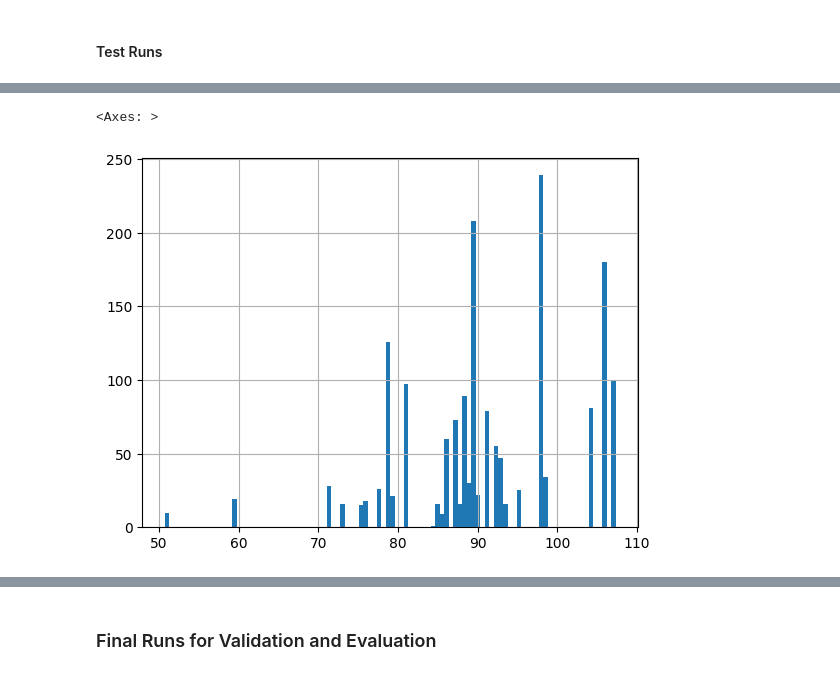
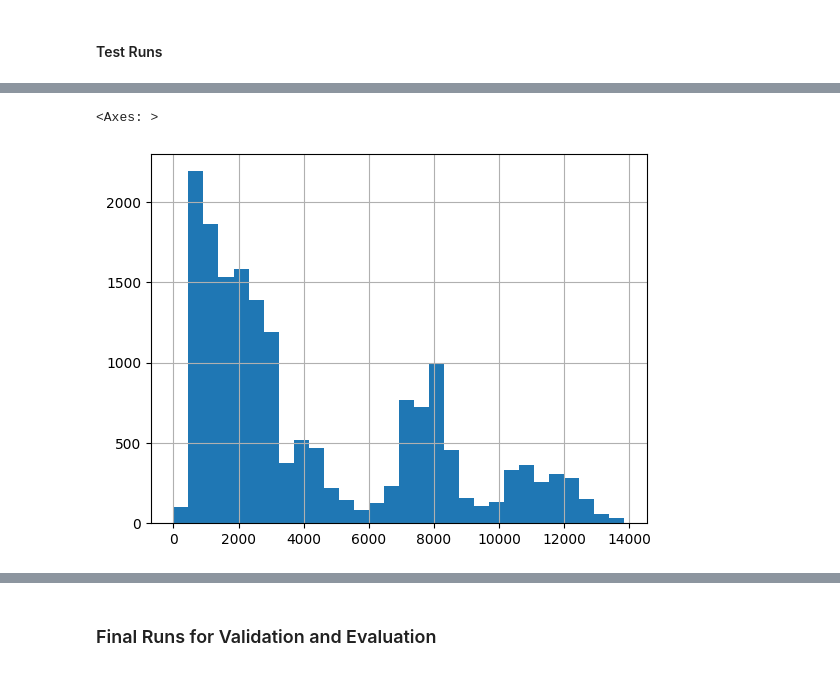
Before and after one commit to CodingNoob234/m5-forecasting-uncertainty, a Jupyter notebook: code/un_feature_engineering_quantiles.ipynb, the cells around one changed output, grey strips where cells are left out. Drawn from its saved outputs; the diff is of its cells as text; code cells hidden in the pictures.

```diff
--- a/code/un_feature_engineering_quantiles.ipynb
+++ b/code/un_feature_engineering_quantiles.ipynb
@@ -57,6 +70,10 @@ sell_prices: pd.DataFrame = _down_cast(pd.read_csv(DATA_BASE_PATH + SELL_PRICES)
 # %%
-# ~25 seconds
-df, submission_idx = data_preprocessing(sales_evaluation.iloc[:int(20)], calendar, sell_prices)
+df, submission_idx = data_preprocessing(
+    drop_days_after(sales_evaluation.iloc[:int(1000000)],
+        day_threshold = 1800),
+    calendar,
+    sell_prices
+)
 df = df[(df.wm_yr_wk > df.release)]
 df['id'] = df['id'].astype(str)
 # %%
@@ -66,6 +91,12 @@ df.groupby('id')['sold'].ngroups#.rolling(3).mean()
 # %%
 @log_status
-def compute_features(df: pd.DataFrame, group_columns):
+def compute_features(df: pd.DataFrame, group_columns, q: int = None):
+    """
+    Type of features computed:
+     - autocorrelation_ - moving averages mean/std | ewm mean
+     - autoquantiles_   - rolling sales quantiles
+     - momentum_        - changes in price
+    """
     feature_columns = []
     # feature_columns += ['sell_price']
     for c in ['id', 'state_id', 'item_id', 'dept_id', 'cat_id', 'store_id', 'd', 'sold']:
@@ -129,12 +160,12 @@ def compute_features(df: pd.DataFrame, group_columns):
     # feature_columns += list(set(df.columns) - old_columns)
 
     # PRICE DIFFERENCES
-    # PREFIX = 'momentum_'
-    # old_columns = set(df.columns)
-    # df[PREFIX + 'sell_price_w'] = df['sell_price'] / df.groupby(['id', 'wm_yr_wk'])['sell_price'].transform(lambda x: x.shift(1))
-    # df[PREFIX + 'sell_price_m'] = df['sell_price'] / df.groupby(['id', 'year', 'month'])['sell_price'].transform(lambda x: x.shift(1))
-    # df[PREFIX + 'sell_price_y'] = df['sell_price'] / df.groupby(['id', 'year'])['sell_price'].transform(lambda x: x.shift(1))
-    # feature_columns += list(set(df.columns) - old_columns)
+    PREFIX = 'momentum_'
+    old_columns = set(df.columns)
+    df[PREFIX + 'sell_price_w'] = df['sell_price'] / df.groupby(group_columns + ['wm_yr_wk'])['sell_price'].transform(lambda x: x.shift(1))
+    df[PREFIX + 'sell_price_m'] = df['sell_price'] / df.groupby(group_columns + ['year', 'month'])['sell_price'].transform(lambda x: x.shift(1))
+    df[PREFIX + 'sell_price_y'] = df['sell_price'] / df.groupby(group_columns + ['year'])['sell_price'].transform(lambda x: x.shift(1))
+    feature_columns += list(set(df.columns) - old_columns)
 
     ################################################
     ############ PRODUCT CHARACTERISTICS ###########
@@ -191,15 +222,19 @@ def compute_features(df: pd.DataFrame, group_columns):
 # total ~77 seconds
 df['temp_id'] = 'temp_id'
 agg_columns = ['temp_id']
+agg_columns = ['cat_id', 'state_id']
 agg_dict = {
     'sold': np.nansum,
+    'sell_price': np.nanmean,
     'date': 'last',
     'weekday': 'last',
-    'month': 'last'
+    'month': 'last',
+    'year': 'last',
+    'wm_yr_wk': 'last'
 }
 features = compute_features(
     df.groupby(agg_columns + ['d']).agg(agg_dict).reset_index(drop=False),
-    ['temp_id']
+    agg_columns
 )
 
 # # test for id grouping
@@ -214,8 +249,8 @@ features = compute_features(
 # %%
-features['autoquantiles_sold_ma_180_0.995'].hist(bins=100)
+features['autoquantiles_sold_ma_30_0.75'].hist(bins=30)
 # %% [output]
 <Axes: >
-[figure, old version]
+[figure, new version]
 # %%
 # features[features['id'] == 'HOBBIES_1_008_CA_1_evaluation'][['sold', 'auto_sold_ma_7', 'auto_sold_ma_21', 'auto_sold_ma_60']].plot()
 # %%
```
Also changed, not shown: parts of 15 cells of this notebook, 5 other files.
